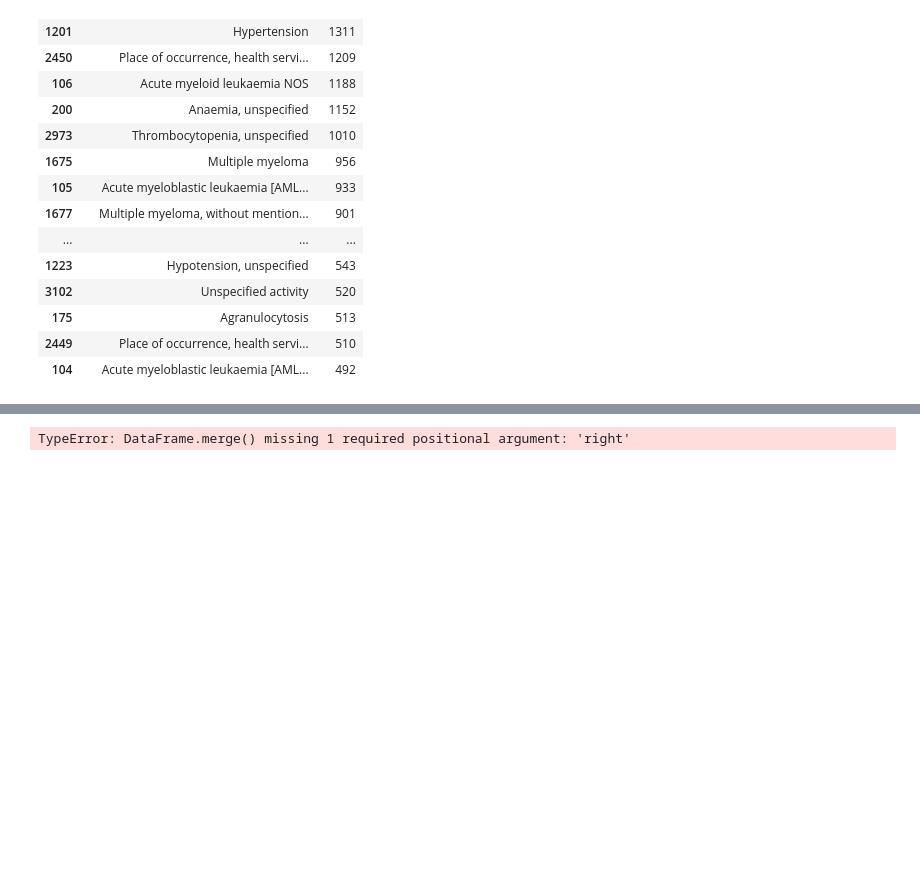
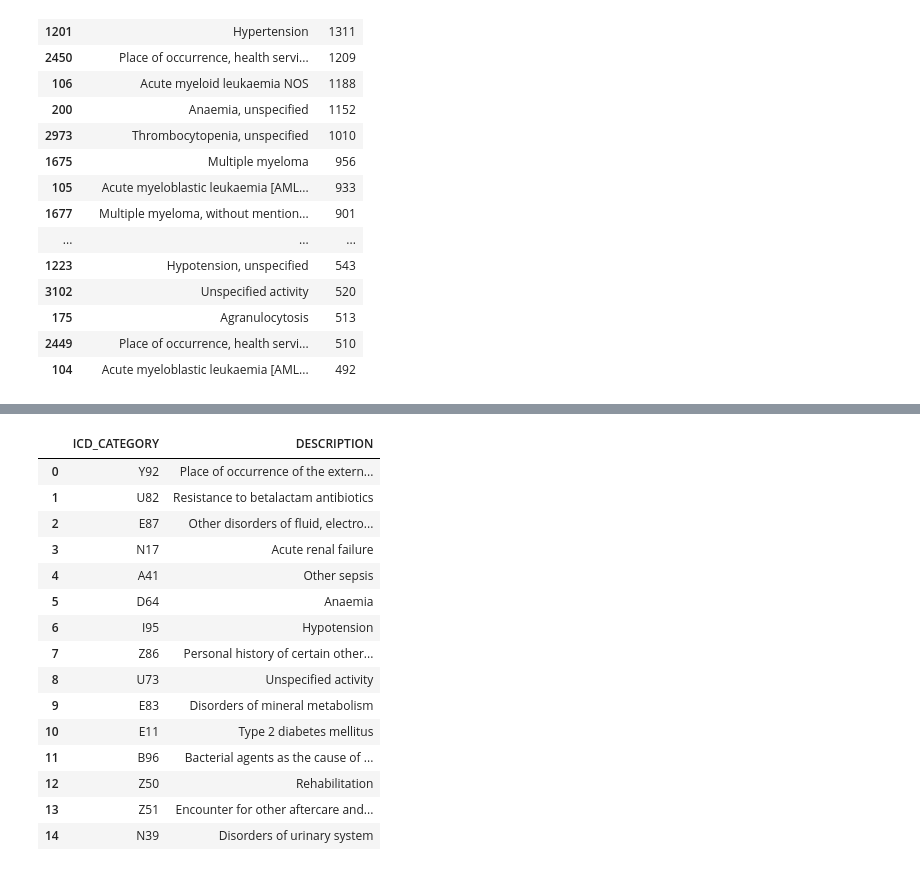
Before and after one commit to ryashpal/EHR-Int-Analysis, a Jupyter notebook: notebooks/co_morbidities_analysis/exploration_1.ipynb, the cells around one changed output, grey strips where cells are left out. Saved outputs shown, nothing was run; the diff lists cells and outputs as text; code cells hidden in the pictures; blank space fills up the shorter version.

```diff
--- a/notebooks/co_morbidities_analysis/exploration_1.ipynb
+++ b/notebooks/co_morbidities_analysis/exploration_1.ipynb
@@ -260,4 +218,37 @@ icdCategoriesDf
-# %%
-topIcdCategoriesDf.merge()
-# %% [output]
-TypeError: DataFrame.merge() missing 1 required positional argument: 'right'
+# %%
+icdCategoriesData = [
+    ['Y92', 'Place of occurrence of the external cause'],
+    ['U82', 'Resistance to betalactam antibiotics'],
+    ['E87', 'Other disorders of fluid, electrolyte and acid-base balance'],
+    ['N17', 'Acute renal failure'],
+    ['A41', 'Other sepsis'],
+    ['D64', 'Anaemia'],
+    ['I95', 'Hypotension'],
+    ['Z86', 'Personal history of certain other diseases'],
+    ['U73', 'Unspecified activity'],
+    ['E83', 'Disorders of mineral metabolism'],
+    ['E11', 'Type 2 diabetes mellitus'],
+    ['B96', 'Bacterial agents as the cause of diseases classified to other chapters'],
+    ['Z50', 'Rehabilitation'],
+    ['Z51', 'Encounter for other aftercare and medical care'],
+    ['N39', 'Disorders of urinary system'],
+]
+icdCategoriesDf = pd.DataFrame(icdCategoriesData, columns=['ICD_CATEGORY', 'DESCRIPTION'])
+icdCategoriesDf
+# %% [output]
+|  | ICD_CATEGORY | DESCRIPTION |
+| 0 | Y92 | Place of occurrence of the extern... |
+| 1 | U82 | Resistance to betalactam antibiotics |
+| 2 | E87 | Other disorders of fluid, electro... |
+| 3 | N17 | Acute renal failure |
+| 4 | A41 | Other sepsis |
+| 5 | D64 | Anaemia |
+| 6 | I95 | Hypotension |
+| 7 | Z86 | Personal history of certain other... |
+| 8 | U73 | Unspecified activity |
+| 9 | E83 | Disorders of mineral metabolism |
+| 10 | E11 | Type 2 diabetes mellitus |
+| 11 | B96 | Bacterial agents as the cause of ... |
+| 12 | Z50 | Rehabilitation |
+| 13 | Z51 | Encounter for other aftercare and... |
+| 14 | N39 | Disorders of urinary system |
```
Also changed, not shown: parts of 4 cells of this notebook, 5 other files.
